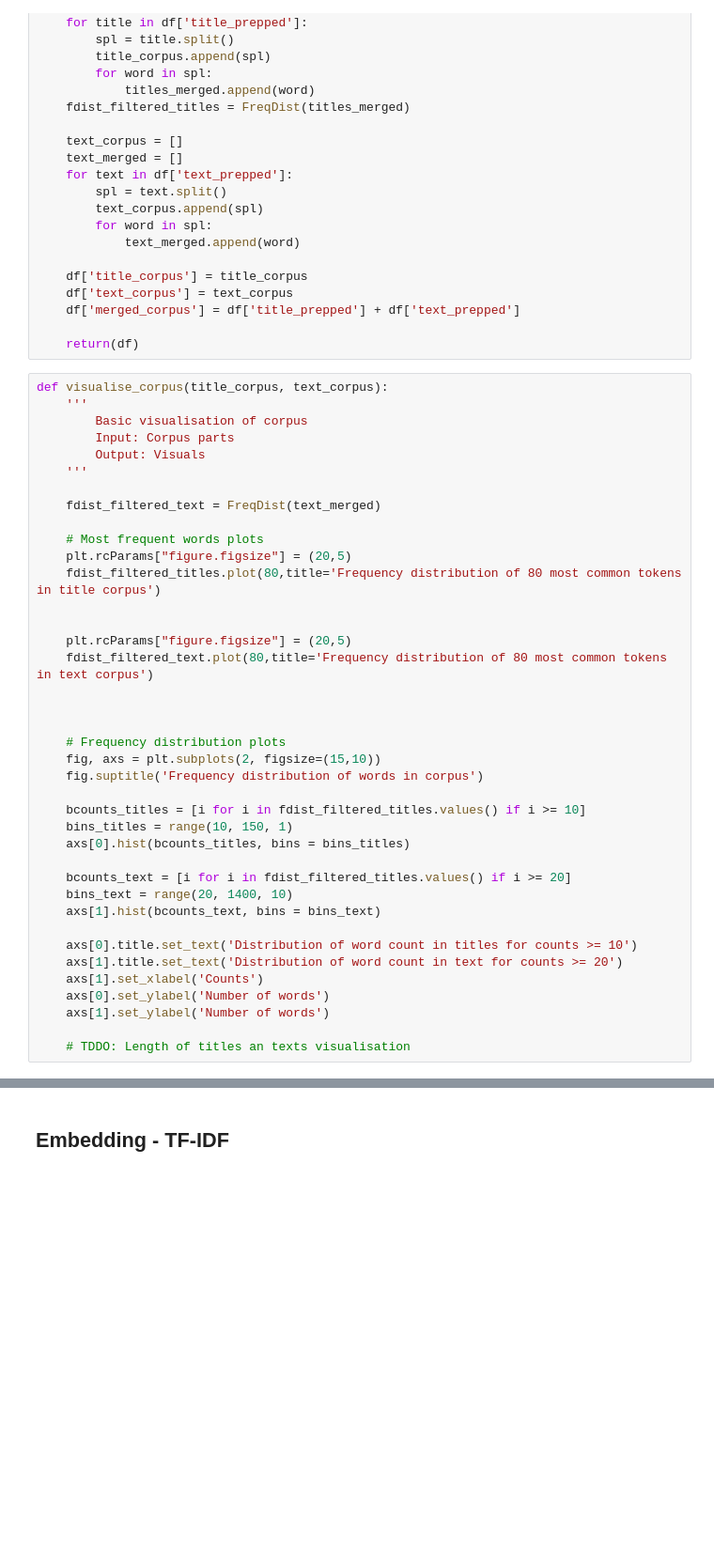
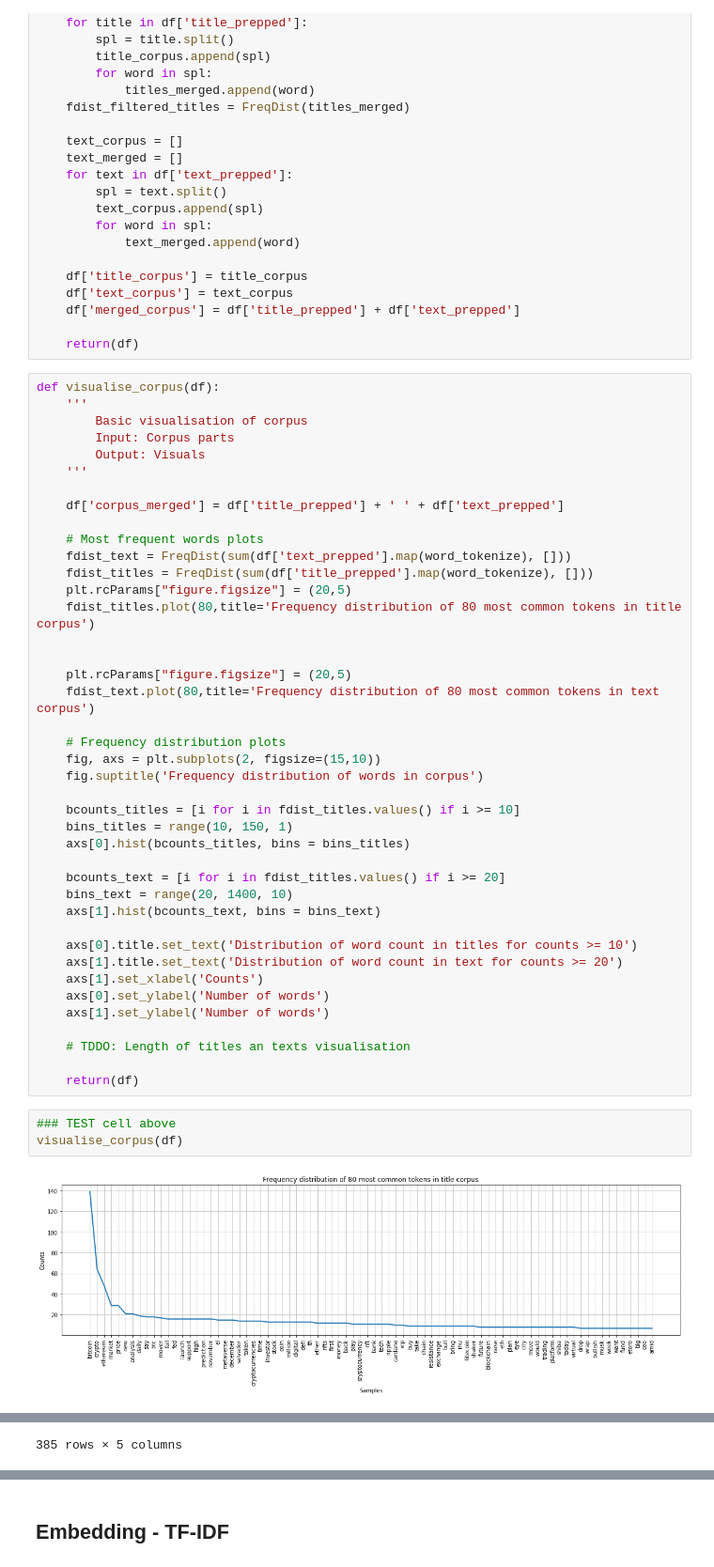
Before and after one commit to sachaschwab/NLP-Clustering, a Jupyter notebook: A3_DocumentNumber_3_Code_sacha_schwab.ipynb, the cells around one changed output, grey strips where cells are left out. Shown at 94% size. Drawn from its saved outputs; the diff is of its cells as text; blank space fills up the shorter version.

```diff
--- a/A3_DocumentNumber_3_Code_sacha_schwab.ipynb
+++ b/A3_DocumentNumber_3_Code_sacha_schwab.ipynb
@@ -218,34 +237,34 @@ def build_corpus(df):
 
     return(df)
 # %%
-def visualise_corpus(title_corpus, text_corpus):
+def visualise_corpus(df):
     '''
         Basic visualisation of corpus
         Input: Corpus parts
         Output: Visuals
     '''
 
-    fdist_filtered_text = FreqDist(text_merged)
+    df['corpus_merged'] = df['title_prepped'] + ' ' + df['text_prepped']
 
     # Most frequent words plots
+    fdist_text = FreqDist(sum(df['text_prepped'].map(word_tokenize), []))
+    fdist_titles = FreqDist(sum(df['title_prepped'].map(word_tokenize), []))
     plt.rcParams["figure.figsize"] = (20,5)
-    fdist_filtered_titles.plot(80,title='Frequency distribution of 80 most common tokens in title corpus')
+    fdist_titles.plot(80,title='Frequency distribution of 80 most common tokens in title corpus')
 
 
     plt.rcParams["figure.figsize"] = (20,5)
-    fdist_filtered_text.plot(80,title='Frequency distribution of 80 most common tokens in text corpus')
-
-
+    fdist_text.plot(80,title='Frequency distribution of 80 most common tokens in text corpus')
 
     # Frequency distribution plots
     fig, axs = plt.subplots(2, figsize=(15,10))
     fig.suptitle('Frequency distribution of words in corpus')
 
-    bcounts_titles = [i for i in fdist_filtered_titles.values() if i >= 10]
+    bcounts_titles = [i for i in fdist_titles.values() if i >= 10]
     bins_titles = range(10, 150, 1)
     axs[0].hist(bcounts_titles, bins = bins_titles)
 
-    bcounts_text = [i for i in fdist_filtered_titles.values() if i >= 20]
+    bcounts_text = [i for i in fdist_titles.values() if i >= 20]
     bins_text = range(20, 1400, 10)
     axs[1].hist(bcounts_text, bins = bins_text)
 
@@ -256,3 +275,10 @@ def visualise_corpus(title_corpus, text_corpus):
     axs[1].set_ylabel('Number of words')
 
     # TDDO: Length of titles an texts visualisation
+
+    return(df)
+# %%
+### TEST cell above
+visualise_corpus(df)
+# %% [output]
+[figure, added]
@@ -258,0 +298 @@ def visualise_corpus(title_corpus, text_corpus):
+385 rows × 5 columns
```
Also changed, not shown: parts of 15 cells of this notebook, 2 other files.
